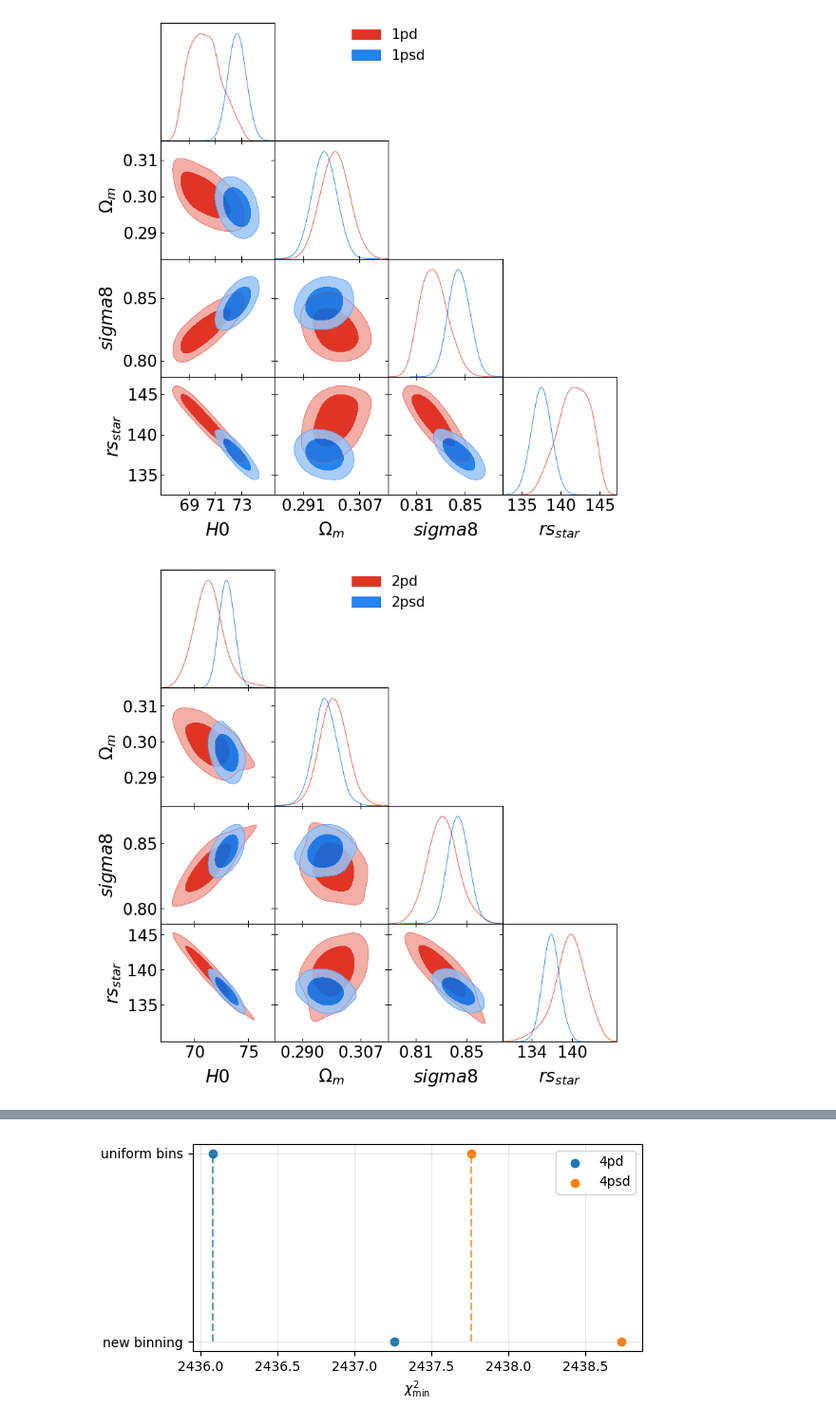
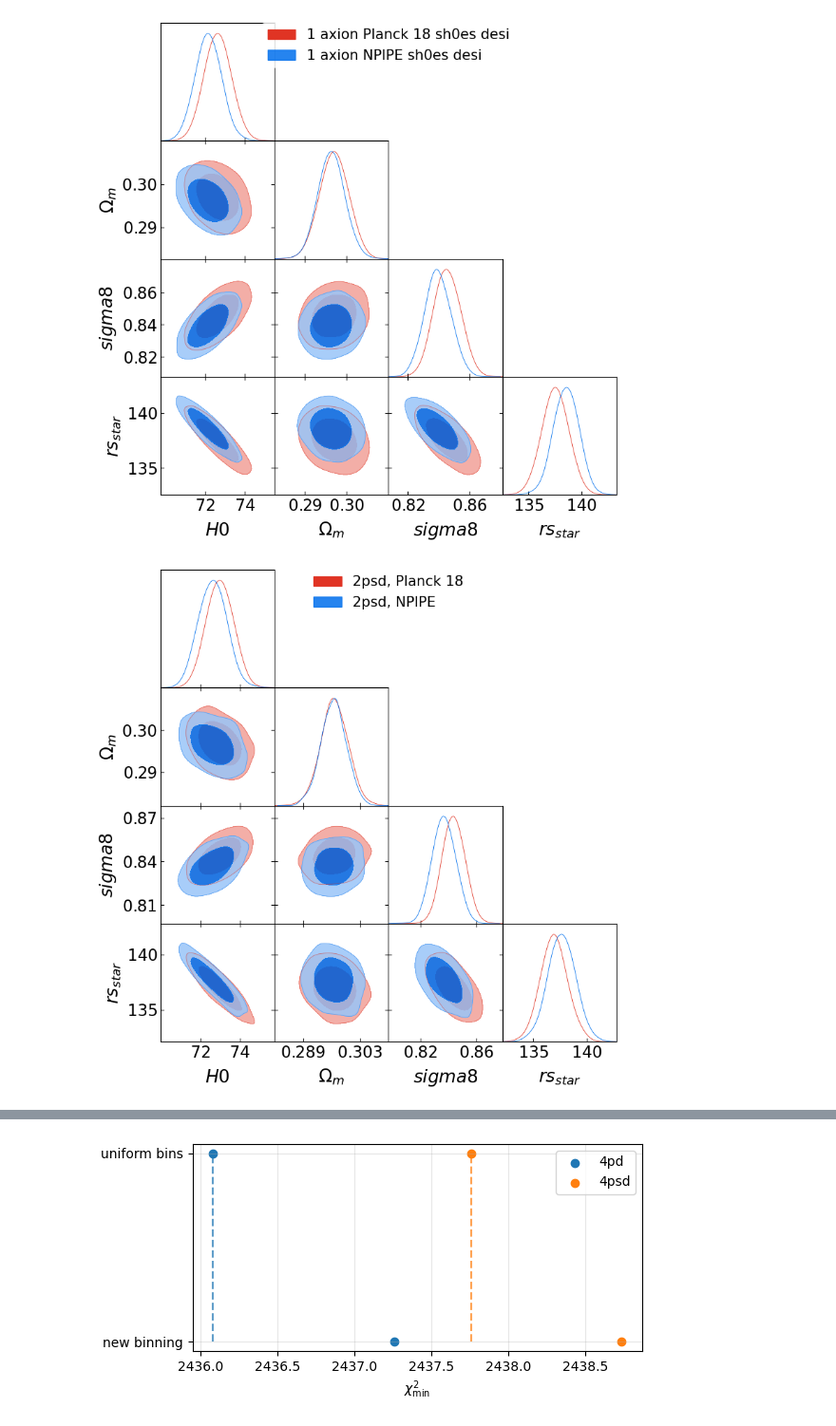
Before and after one commit to marcobeIIa/mAxi_reconstruction_tool, a Jupyter notebook: notebooks/234runs.ipynb, the cells around one changed output, grey strips where cells are left out. Shown at 95% size. Drawn from its saved outputs; the diff is of its cells as text; code cells hidden in the pictures.

Commit message:
added npipe analyiss

```diff
--- a/notebooks/234runs.ipynb
+++ b/notebooks/234runs.ipynb
@@ -162,6 +162,9 @@ from pathlib import Path
 
 BASE = Path(
     "/Users/bellamarco01/uni/1_master_thesis/montepython_chains/chains_mp/varying_zc"
+)
+BASE_n = Path(
+    "/Users/bellamarco01/uni/1_master_thesis/montepython_chains/chains_mp/varying_zc_npipe"
 )
 
 # # 1 axion
@@ -199,8 +202,6 @@ chain_3psd_old = BASE / "3_axions/planck_TTTEEElensing_pantheon_plus_sh0es_desi_
 # 3 axions (latest = 2026-01-16)
 chain_3pd  = BASE / "3_axions/v2/planck_TTTEEElensing_pantheon_plus_desi_2026-01-26"
 chain_3psd = BASE / "3_axions/v2/planck_TTTEEElensing_pantheon_plus_sh0es_desi_2026-01-26"
-chain_3pd_proc  = BASE / "3_axions/v2/planck_TTTEEElensing_pantheon_plus_desi_2026-01-22"
-chain_3psd_proc = BASE / "3_axions/v2/planck_TTTEEElensing_pantheon_plus_sh0es_desi_2026-01-22"
 
 # 4 axions (latest)
 chain_4pd  = BASE / "4_axions/planck_TTTEEElensing_pantheon_plus_desi_2026-01-22"
@@ -211,6 +212,29 @@ chain_4psd_v2 = BASE / "4_axions/v2/planck_TTTEEElensing_pantheon_plus_sh0es_des
 
 chain_4pd_v2proc  = BASE / "4_axions/v2/planck_TTTEEElensing_pantheon_plus_desi_2026-01-23"
 chain_4psd_v2proc = BASE / "4_axions/v2/planck_TTTEEElensing_pantheon_plus_sh0es_desi_2026-01-23"
+
+
+# runs with NPIPE
+
+# 1 axion
+chain_1npd  = BASE_n / "1_axion/planck_TTTEEElensing_pantheon_plus_desi_2026-01-30"
+chain_1npsd = BASE_n / "1_axion/planck_TTTEEElensing_pantheon_plus_sh0es_desi_2026-01-30"
+
+# 2 axions
+chain_2npd  = BASE_n / "2_axions/planck_TTTEEElensing_pantheon_plus_desi_2026-02-02"
+chain_2npsd = BASE_n / "2_axions/planck_TTTEEElensing_pantheon_plus_sh0es_desi_2026-02-02"
+
+# 3 axions (latest = 2026-01-16)
+chain_3npd  = BASE_n / "3_axions_v2/planck_TTTEEElensing_pantheon_plus_desi_2026-02-02"
+chain_3npsd = BASE_n / "3_axions_v2/planck_TTTEEElensing_pantheon_plus_sh0es_desi_2026-02-02"
+
+# 2 axions
+chain_2npd_proc  = BASE_n / "2_axions/planck_TTTEEElensing_pantheon_plus_desi_2026-01-30"
+chain_2npsd_proc = BASE_n / "2_axions/planck_TTTEEElensing_pantheon_plus_sh0es_desi_2026-01-30"
+
+# 3 axions (latest = 2026-01-16)
+chain_3npd_proc  = BASE_n / "3_axions_v2/planck_TTTEEElensing_pantheon_plus_desi_2026-01-30"
+chain_3npsd_proc = BASE_n / "3_axions_v2/planck_TTTEEElensing_pantheon_plus_sh0es_desi_2026-01-30"
 # %%
 #param_names = ['fraction_maxion_ac__1', 'fraction_maxion_ac__2', 'fraction_maxion_ac__3', 'log10_maxion_ac__1', 'log10_maxion_ac__2', 'log10_maxion_ac__3']
 #param_names_1 = ['fraction_maxion_ac__1', 'log10_maxion_ac__1']
@@ -312,42 +376,42 @@ Removed 0.2 as burn in
 # %%
 from getdist import plots
 import matplotlib.pyplot as plt
 
 g = plots.get_subplot_plotter()
 
 # Make all text bigger
 g.settings.axes_fontsize = 20     # tick labels
 g.settings.lab_fontsize = 22      # axis labels
 g.settings.legend_fontsize = 18   # legend
 g.settings.figure_legend_frame = False  # optional, cleaner look
 
+
 g.triangle_plot(
-    [samp_1pd, samp_1psd],
+    [samp_1psd, samp_1npsd],
     params=param_names,
     filled=True,
     legend_labels=[
-        "1pd",
-        "1psd"
+        "1 axion Planck 18 sh0es desi",
+        "1 axion NPIPE sh0es desi"
     ]
 )
 
 plt.show()
 # %% [output]
-[figure, old version]
+[figure, new version]
 # %%
-
 g.triangle_plot(
-    [samp_2pd, samp_2psd],
+    [samp_2psd, samp_2npsd],
     params=param_names,
     filled=True,
     legend_labels=[
-        "2pd",
-        "2psd"
+        "2psd, Planck 18",
+        "2psd, NPIPE"
     ]
 )
 
 plt.show()
 # %% [output]
-[figure, old version]
+[figure, new version]
 # %%
 g.triangle_plot(
```
Also changed, not shown: parts of 6 cells of this notebook, 2 other files.
